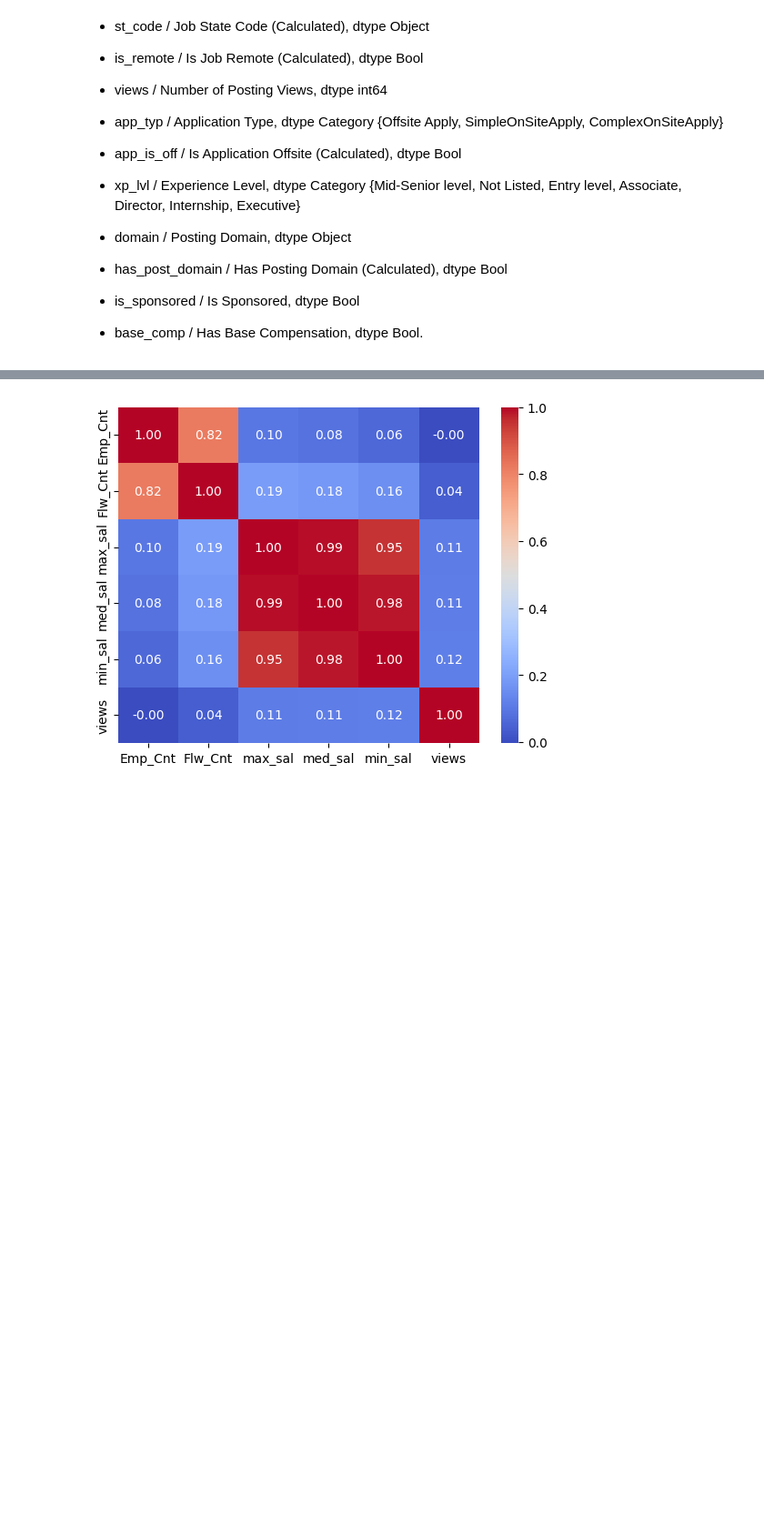
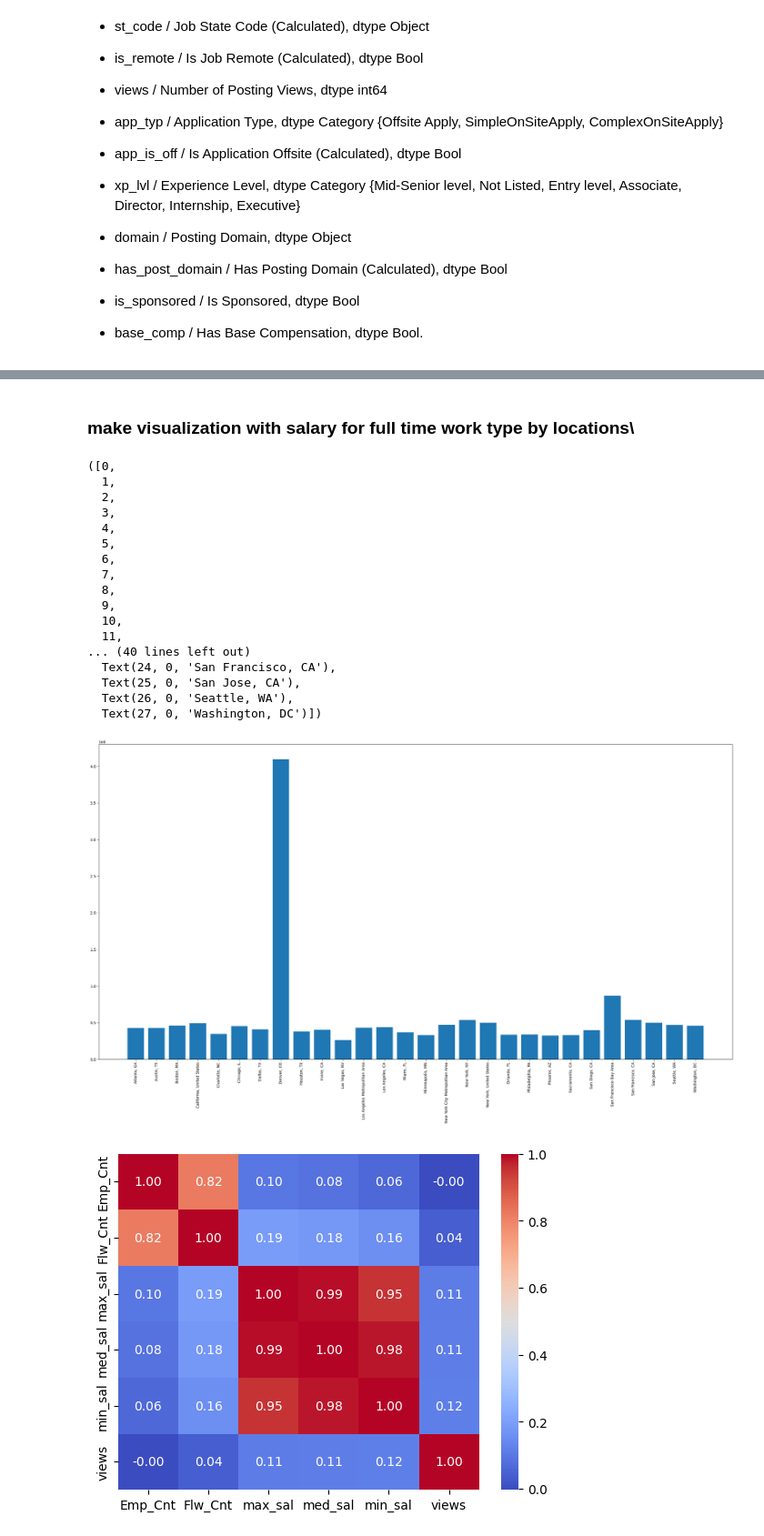
Before and after one commit to MOlowski/Job-posting, a Jupyter notebook: LinkedinJobs_Visualizations.ipynb, the cells around one changed output, grey strips where cells are left out. Shown at 91% size. Cells and saved outputs as stored; diff of their text form; code cells hidden in the pictures; blank space fills up the shorter version.

```diff
--- a/LinkedinJobs_Visualizations.ipynb
+++ b/LinkedinJobs_Visualizations.ipynb
@@ -91,3 +121,31 @@ dtype: object
+# %% [markdown]
+### make visualization with salary for full time work type by locations\
+# %%
+df_full_time = df.loc[df['wrk_typ'].str.lower() == 'full-time']
+
+df_full_time = df.groupby('loc')['med_sal'].mean().reset_index()
+plt.figure(figsize=(30,15))
+plt.bar(df_full_time['loc'],df_full_time['med_sal'])
+plt.xticks(rotation=90)
+# %% [output]
+([0,
+  1,
+  2,
+  3,
+  4,
+  5,
+  6,
+  7,
+  8,
+  9,
+  10,
+  11,
+... (40 lines left out)
+  Text(24, 0, 'San Francisco, CA'),
+  Text(25, 0, 'San Jose, CA'),
+  Text(26, 0, 'Seattle, WA'),
+  Text(27, 0, 'Washington, DC')])
+[figure, added]
 # %%
 num_col = ['Emp_Cnt','Flw_Cnt','max_sal','med_sal','min_sal','views']
 
```
Also changed, not shown: parts of 6 cells of this notebook, 1 other file.
